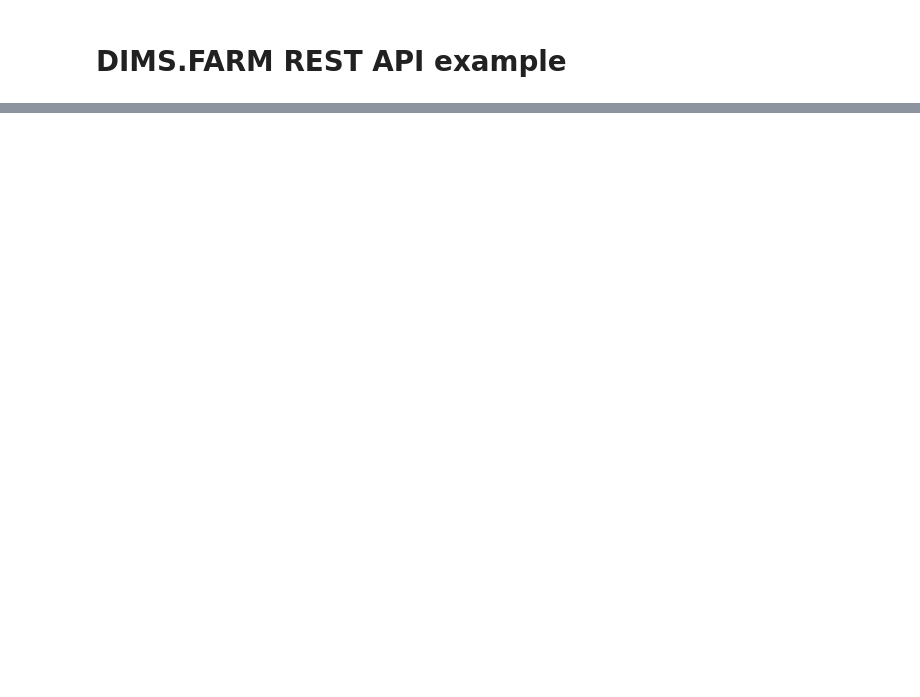
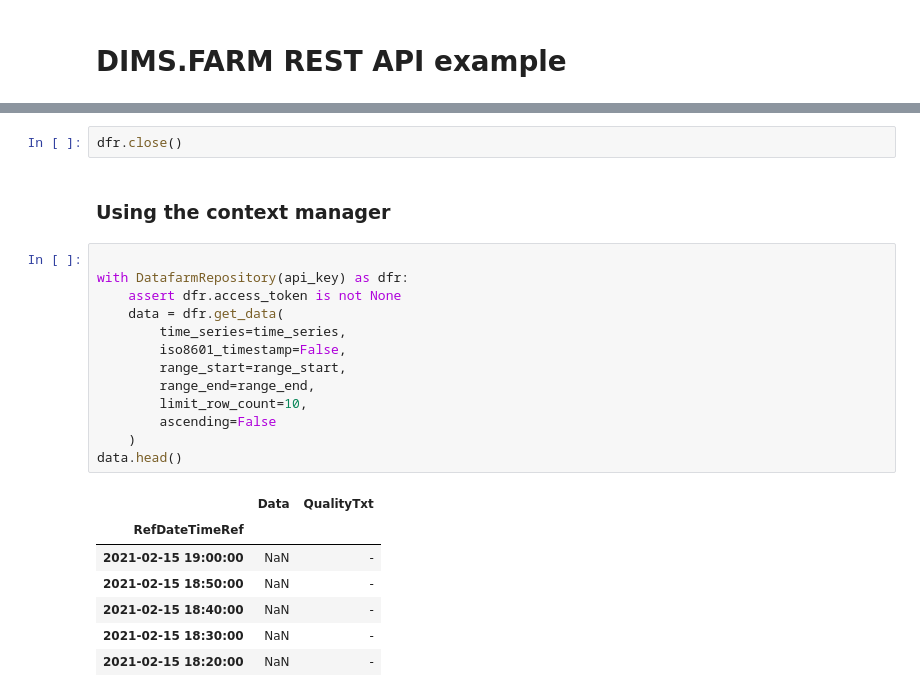
Before and after one commit to DHI/watobs, a Jupyter notebook: notebooks/DIMSFARM_example.ipynb, the cells around one changed output, grey strips where cells are left out. Saved outputs shown, nothing was run; the diff lists cells and outputs as text; blank space fills up the shorter version.

```diff
--- a/notebooks/DIMSFARM_example.ipynb
+++ b/notebooks/DIMSFARM_example.ipynb
@@ -57,0 +123,25 @@ df.head()
+# %%
+dfr.close()
+# %% [markdown]
+### Using the context manager
+# %%
+
+with DatafarmRepository(api_key) as dfr:
+    assert dfr.access_token is not None
+    data = dfr.get_data(
+        time_series=time_series,
+        iso8601_timestamp=False,
+        range_start=range_start,
+        range_end=range_end,
+        limit_row_count=10,
+        ascending=False
+    )
+data.head()
+# %% [output]
+|  | Data | QualityTxt |
+| RefDateTimeRef |  |  |
+| 2021-02-15 19:00:00 | NaN | - |
+| 2021-02-15 18:50:00 | NaN | - |
+| 2021-02-15 18:40:00 | NaN | - |
+| 2021-02-15 18:30:00 | NaN | - |
+| 2021-02-15 18:20:00 | NaN | - |
```
Also changed, not shown: parts of 23 cells of this notebook, 1 other file.
